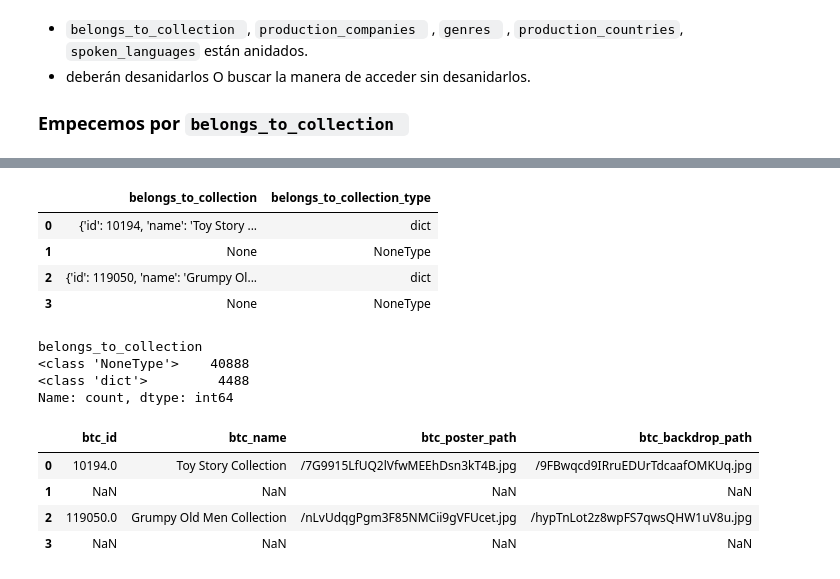
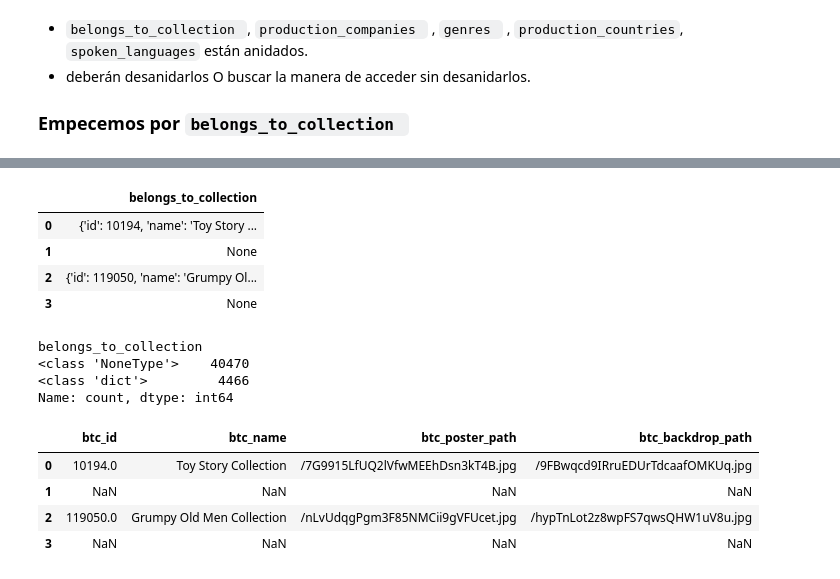
Before and after one commit to mauricioarcez/MLops, a Jupyter notebook: notebooks/etl_movies_dataset.ipynb, the cells around one changed output, grey strips where cells are left out. Cells and saved outputs as stored; diff of their text form; code cells hidden in the pictures.

```diff
--- a/notebooks/etl_movies_dataset.ipynb
+++ b/notebooks/etl_movies_dataset.ipynb
@@ -91,3 +89,9 @@ df['return'] = df.apply(lambda row: row['revenue'] / row['budget'] if
+# %%
+# de `status` eliminaremos todas las peliculas que no hayan sido publicadas. Luego eliminaremos la columna ya que todas seran `Released`.
+df = df[df['status'] == 'Released']
+df = df.drop('status', axis=1)
+
+df = df.reset_index(drop=True)
 # %% [markdown]
 - `belongs_to_collection `,  `production_companies ` ,  `genres ` ,  `production_countries`,  `spoken_languages` están anidados.
 - deberán desanidarlos O buscar la manera de acceder sin desanidarlos.
@@ -103,7 +107 @@ belongs_to_collection
 Name: count, dtype: int64
-# %%
-# Por lo tanto crearemos una nueva columna que muestre su tipo de dato
-df['belongs_to_collection_type'] = df['belongs_to_collection'].apply(lambda x: type(x).__name__)
-
-# Podemos observar que estan anidados como string, en vez de dict, esto dificulta saber si son strings o diccionarios realmente para su transformacion
-df[['belongs_to_collection_type','belongs_to_collection']].head(4)
@@ -116,26 +108,23 @@ df[['belongs_to_collection_type','belongs_to_collection']].head(4)
 # %%
 from convert_str_to_list_dict import convert_list_dict
 
-
 df['belongs_to_collection'] = df['belongs_to_collection'].apply(convert_list_dict)
 
-df['belongs_to_collection_type'] = df['belongs_to_collection'].apply(lambda x: type(x).__name__)
-
 # Mostrar el DataFrame con los tipos corregidos
-df[[ 'belongs_to_collection', 'belongs_to_collection_type']].head(4)
+df[['belongs_to_collection']].head(4)
 # %% [output]
-|  | belongs_to_collection | belongs_to_collection_type |
-| 0 | {'id': 10194, 'name': 'Toy Story ... | dict |
-| 1 | None | NoneType |
-| 2 | {'id': 119050, 'name': 'Grumpy Ol... | dict |
-| 3 | None | NoneType |
+|  | belongs_to_collection |
+| 0 | {'id': 10194, 'name': 'Toy Story ... |
+| 1 | None |
+| 2 | {'id': 119050, 'name': 'Grumpy Ol... |
+| 3 | None |
 # %%
-# Ahora si podemos verificar que no hay strings escondidos o erroneos y que todos son diccionarios en realidad.
+# Ahora si todos son diccionarios y podemos desanidar.
 df['belongs_to_collection'].apply(type).value_counts()
 # %% [output]
 belongs_to_collection
-<class 'NoneType'>    40888
-<class 'dict'>         4488
+<class 'NoneType'>    40470
+<class 'dict'>         4466
 Name: count, dtype: int64
 # %%
 # Desanidar los diccionarios en la columna 'belongs_to_collection'
```
Also changed, not shown: parts of 20 cells of this notebook, 17 other files.
